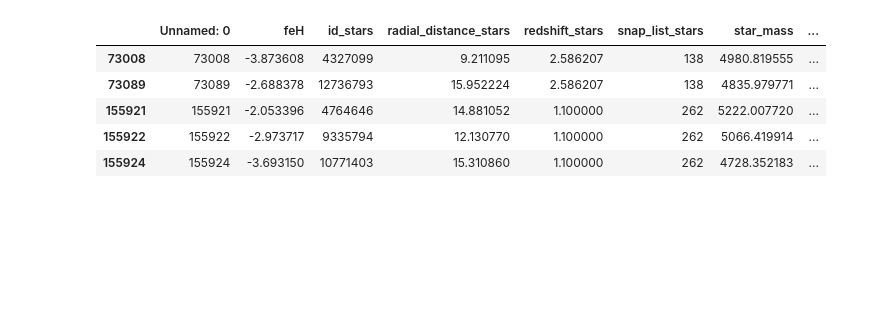
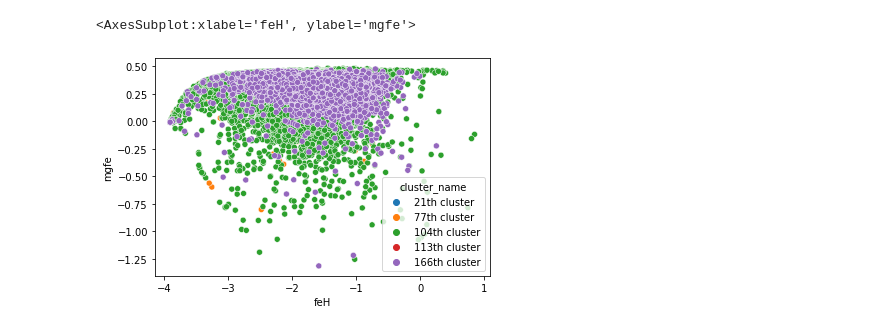
Before and after one commit to michaelyhuang23/Gaia3DR-explore, a Jupyter notebook: HDBSCAN_simulation.ipynb, the cells around one changed output. Saved outputs shown, nothing was run; the diff lists cells and outputs as text; code cells hidden in the pictures; blank space fills up the shorter version.

```diff
--- a/HDBSCAN_simulation.ipynb
+++ b/HDBSCAN_simulation.ipynb
@@ -6,9 +26,12 @@ df = pd.read_hdf('./data/m12i_cluster_data.h5', key='star')
+# %%
+chosen_clusters = np.random.choice(179, 5)+1
+# %%
+df_small = df.loc[df['cluster_id'].isin(chosen_clusters)].copy()
+df_small['cluster_name'] = df_small['cluster_id'].astype(str).copy()+'th cluster'
+# %%
+sns.set_palette('tab10')
 # %%
-df.head()
+sns.scatterplot(data=df_small, x='feH', y='mgfe', hue='cluster_name')
 # %% [output]
-|  | Unnamed: 0 | feH | id_stars | radial_distance_stars | redshift_stars | snap_list_stars | star_mass | ... |
-| 73008 | 73008 | -3.873608 | 4327099 | 9.211095 | 2.586207 | 138 | 4980.819555 | ... |
-| 73089 | 73089 | -2.688378 | 12736793 | 15.952224 | 2.586207 | 138 | 4835.979771 | ... |
-| 155921 | 155921 | -2.053396 | 4764646 | 14.881052 | 1.100000 | 262 | 5222.007720 | ... |
-| 155922 | 155922 | -2.973717 | 9335794 | 12.130770 | 1.100000 | 262 | 5066.419914 | ... |
-| 155924 | 155924 | -3.693150 | 10771403 | 15.310860 | 1.100000 | 262 | 4728.352183 | ... |
+<AxesSubplot:xlabel='feH', ylabel='mgfe'>
+[figure, added]
```
Also changed, not shown: parts of 10 cells of this notebook.
